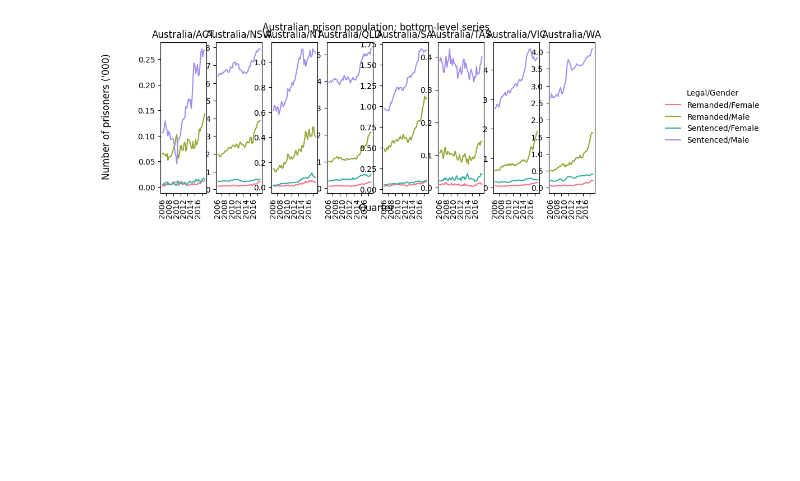
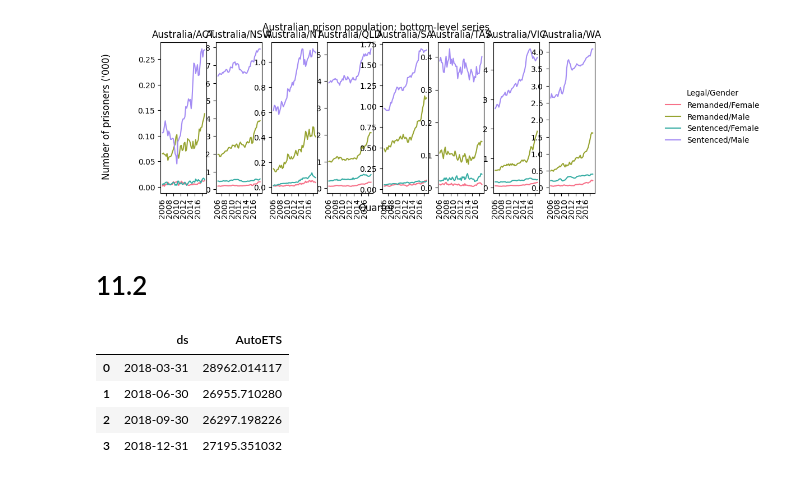
Before and after one commit to omeraytug/fpp3, a Jupyter notebook: code_alongs/11_hierarchical_grouped_ts.ipynb, the cells around one changed output. Cells and saved outputs as stored; diff of their text form; code cells hidden in the pictures; blank space fills up the shorter version.

```diff
--- a/code_alongs/11_hierarchical_grouped_ts.ipynb
+++ b/code_alongs/11_hierarchical_grouped_ts.ipynb
@@ -446,3 +446,5 @@ fig.supylabel("Number of prisoners ('000)")
 plt.show()
 # %% [output]
 [figure]
+# %% [markdown]
+# 11.2
@@ -448,0 +465,12 @@ plt.show()
+# %%
+sf = StatsForecast(models=[AutoETS(season_length=4)], freq="QE", n_jobs=-1)
+Y_state = Y_df[Y_df["unique_id"].isin(tags["Country/State"])]
+Y_hat_df = sf.forecast(h=4, df=Y_state)
+Y_hat_country = Y_hat_df.groupby(["ds"])["AutoETS"].sum().reset_index()
+Y_hat_country
+# %% [output]
+|  | ds | AutoETS |
+| 0 | 2018-03-31 | 28962.014117 |
+| 1 | 2018-06-30 | 26955.710280 |
+| 2 | 2018-09-30 | 26297.198226 |
+| 3 | 2018-12-31 | 27195.351032 |
```
Also changed, not shown: parts of 3 cells of this notebook.
